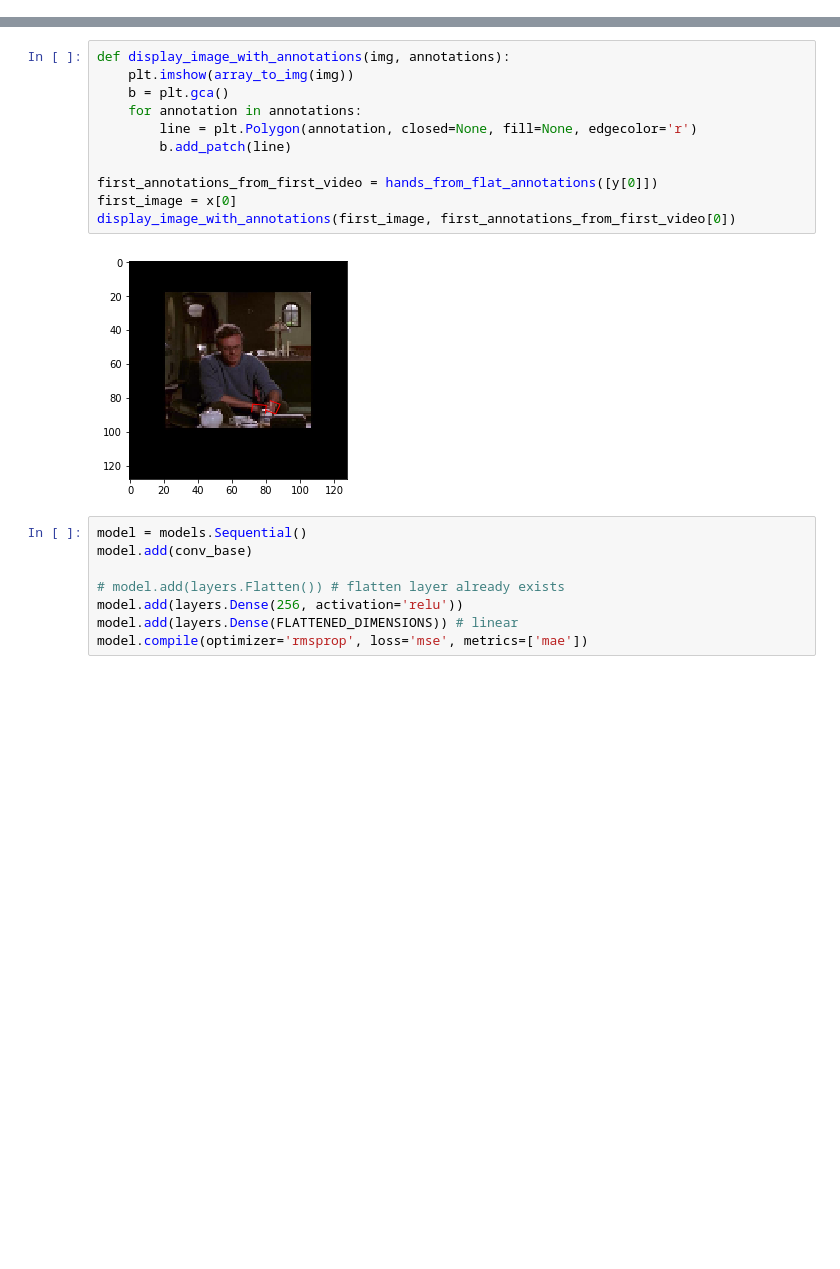
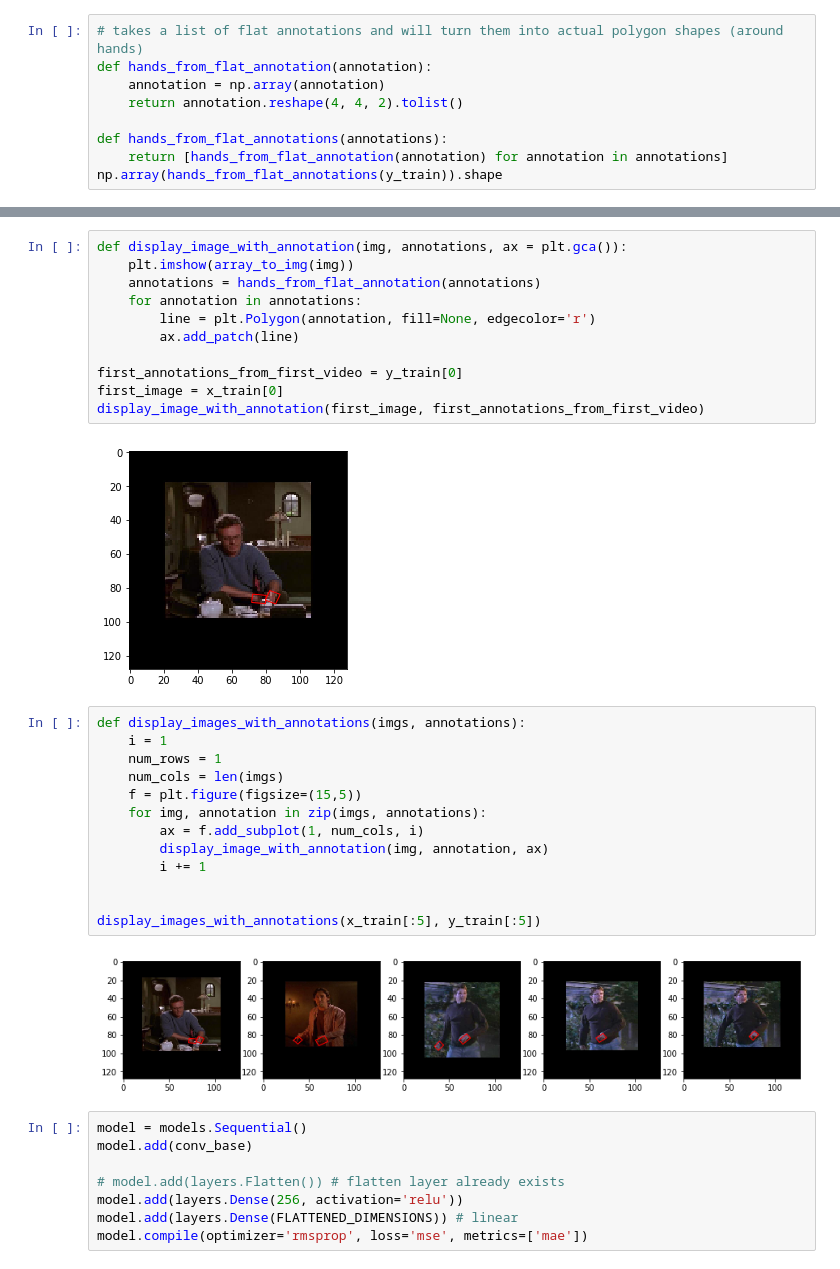
Before and after one commit to kjprice/smu-capstone, a Jupyter notebook: notebooks/Hands_localization.ipynb, the cells around one changed output, grey strips where cells are left out. Drawn from its saved outputs; the diff is of its cells as text; blank space fills up the shorter version.

```diff
--- a/notebooks/Hands_localization.ipynb
+++ b/notebooks/Hands_localization.ipynb
@@ -224,0 +239,9 @@ np.array(hands_from_flat_annotations(y)).shape
+# %%
+# takes a list of flat annotations and will turn them into actual polygon shapes (around hands)
+def hands_from_flat_annotation(annotation):
+    annotation = np.array(annotation)
+    return annotation.reshape(4, 4, 2).tolist()
+
+def hands_from_flat_annotations(annotations):
+    return [hands_from_flat_annotation(annotation) for annotation in annotations]
+np.array(hands_from_flat_annotations(y_train)).shape
@@ -225,16 +250,31 @@ np.array(hands_from_flat_annotations(y)).shape
 # %%
-def display_image_with_annotations(img, annotations):
+def display_image_with_annotation(img, annotations, ax = plt.gca()):
     plt.imshow(array_to_img(img))
-    b = plt.gca()
+    annotations = hands_from_flat_annotation(annotations)
     for annotation in annotations:
-        line = plt.Polygon(annotation, closed=None, fill=None, edgecolor='r')
-        b.add_patch(line)
+        line = plt.Polygon(annotation, fill=None, edgecolor='r')
+        ax.add_patch(line)
 
-first_annotations_from_first_video = hands_from_flat_annotations([y[0]])
-first_image = x[0]
-display_image_with_annotations(first_image, first_annotations_from_first_video[0])
+first_annotations_from_first_video = y_train[0]
+first_image = x_train[0]
+display_image_with_annotation(first_image, first_annotations_from_first_video)
 # %% [output]
 [figure]
+# %%
+def display_images_with_annotations(imgs, annotations):
+    i = 1
+    num_rows = 1
+    num_cols = len(imgs)
+    f = plt.figure(figsize=(15,5))
+    for img, annotation in zip(imgs, annotations):
+        ax = f.add_subplot(1, num_cols, i)
+        display_image_with_annotation(img, annotation, ax)
+        i += 1
+
+
+display_images_with_annotations(x_train[:5], y_train[:5])
+# %% [output]
+[figure, added]
 # %%
 model = models.Sequential()
 model.add(conv_base)
```
Also changed, not shown: parts of 15 cells of this notebook.
